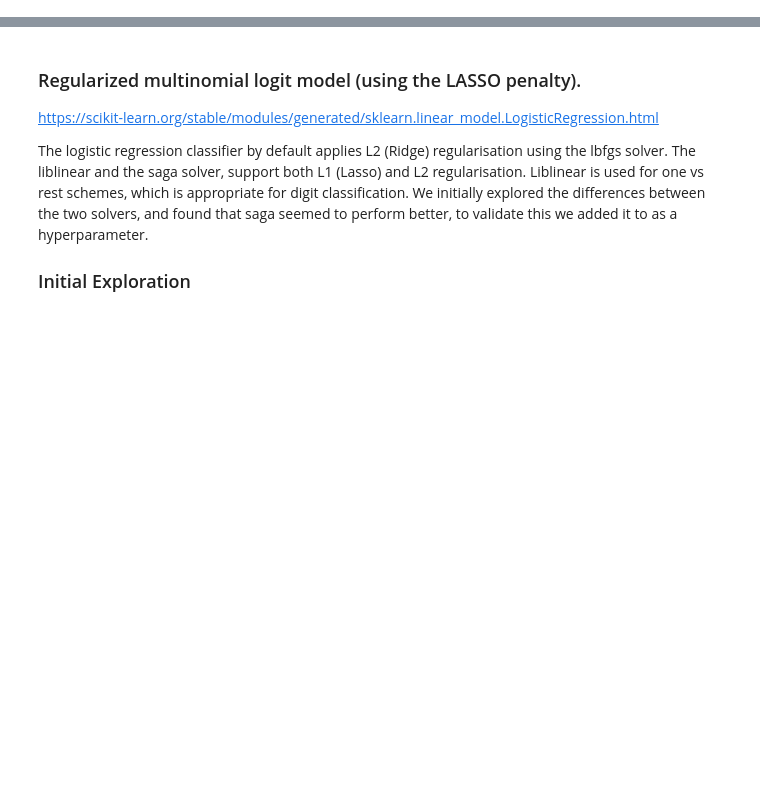
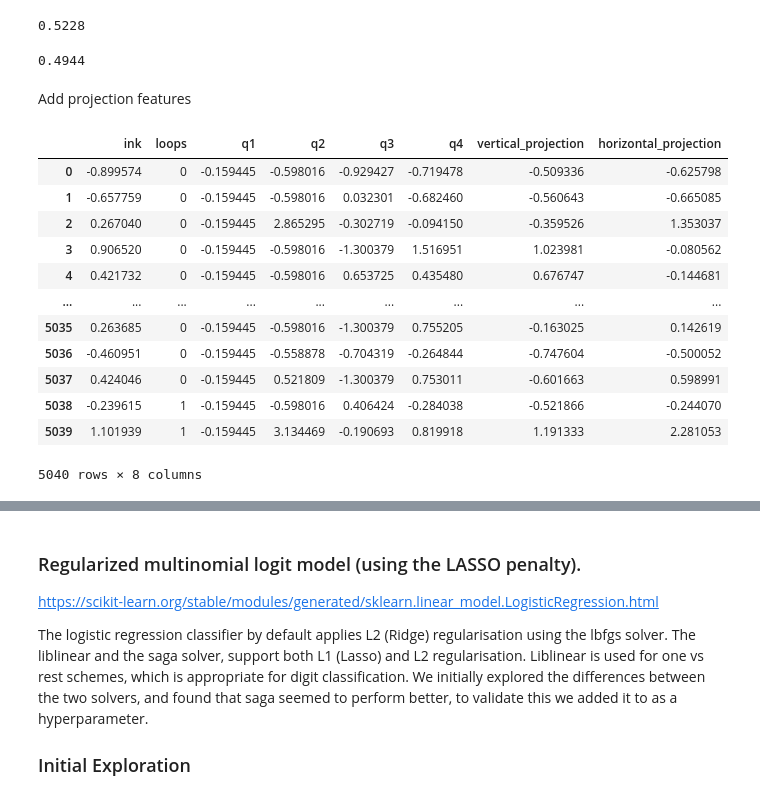
Before and after one commit to efraimdahl/DigitRecognition, a Jupyter notebook: LogitVsSVM.ipynb, the cells around one changed output, grey strips where cells are left out. Cells and saved outputs as stored; diff of their text form; code cells hidden in the pictures; blank space fills up the shorter version.

Commit message:
Add projections feature

```diff
--- a/LogitVsSVM.ipynb
+++ b/LogitVsSVM.ipynb
@@ -23,0 +104,16 @@ len(x_test)
+# %%
+def count_loops_with_blobs(flat_image):
+    image_2d = flat_image.reshape((28, 28)).astype(np.uint8)
+    detector = cv2.SimpleBlobDetector_create()
+
+    # Detect blobs in the image
+    keypoints = detector.detect(image_2d)
+    return len(keypoints)
+
+
+scaler = StandardScaler()
+custom_train = pd.DataFrame(data={'ink':np.array([sum(row) for row in x_train]), 'loops':[count_loops_with_blobs(x) for x in x_train]})
+custom_train['ink'] = scaler.fit_transform(np.array(custom_train['ink']).reshape(-1, 1))
+
+custom_test =  pd.DataFrame(data={'ink':np.array([sum(row) for row in x_test]), 'loops':[count_loops_with_blobs(x) for x in x_test]})
+custom_test['ink'] = scaler.transform(np.array(custom_test['ink']).reshape(-1, 1))
@@ -23,0 +175,57 @@ len(x_test)
+# %%
+# Support Vecator Machine performance
+svm = SVC().fit(custom_train, y_train)
+svm_loops_qs = svm.score(custom_test, y_test).round(4)
+svm_loops_qs
+# %% [output]
+0.5228
+# %%
+# Logistic Regression performance
+logreg = LogisticRegression().fit(custom_train, y_train)
+logreg_loops_qs = logreg.score(custom_test, y_test).round(4)
+logreg_loops_qs
+# %% [output]
+0.4944
+# %% [markdown]
+Add projection features
+# %%
+def projection_features(digits, direction='vertical'):
+    projections = []
+    center = 14  # The center of the 28x28 image
+    for d in digits:
+        d = d.reshape((28, 28))
+        if direction == 'vertical':
+            weights = np.abs(np.arange(28) - center)
+            projection = (d * weights[:, None]).sum()
+        else:  # horizontal
+            weights = np.abs(np.arange(28) - center)
+            projection = (d * weights[None, :]).sum()
+        projections.append(projection)
+    return pd.DataFrame(data={f'{direction}_projection': projections})
+
+# Add the new features to the training and testing sets
+custom_train = custom_train.join(projection_features(x_train, 'vertical'))
+custom_train = custom_train.join(projection_features(x_train, 'horizontal'))
+custom_test = custom_test.join(projection_features(x_test, 'vertical'))
+custom_test = custom_test.join(projection_features(x_test, 'horizontal'))
+
+# Scale the new features
+scaler = StandardScaler()
+custom_train[['vertical_projection', 'horizontal_projection']] = scaler.fit_transform(custom_train[['vertical_projection', 'horizontal_projection']])
+custom_test[['vertical_projection', 'horizontal_projection']] = scaler.transform(custom_test[['vertical_projection', 'horizontal_projection']])
+# %%
+custom_train
+# %% [output]
+|  | ink | loops | q1 | q2 | q3 | q4 | vertical_projection | horizontal_projection |
+| 0 | -0.899574 | 0 | -0.159445 | -0.598016 | -0.929427 | -0.719478 | -0.509336 | -0.625798 |
+| 1 | -0.657759 | 0 | -0.159445 | -0.598016 | 0.032301 | -0.682460 | -0.560643 | -0.665085 |
+| 2 | 0.267040 | 0 | -0.159445 | 2.865295 | -0.302719 | -0.094150 | -0.359526 | 1.353037 |
+| 3 | 0.906520 | 0 | -0.159445 | -0.598016 | -1.300379 | 1.516951 | 1.023981 | -0.080562 |
+| 4 | 0.421732 | 0 | -0.159445 | -0.598016 | 0.653725 | 0.435480 | 0.676747 | -0.144681 |
+| ... | ... | ... | ... | ... | ... | ... | ... | ... |
+| 5035 | 0.263685 | 0 | -0.159445 | -0.598016 | -1.300379 | 0.755205 | -0.163025 | 0.142619 |
+| 5036 | -0.460951 | 0 | -0.159445 | -0.558878 | -0.704319 | -0.264844 | -0.747604 | -0.500052 |
+| 5037 | 0.424046 | 0 | -0.159445 | 0.521809 | -1.300379 | 0.753011 | -0.601663 | 0.598991 |
+| 5038 | -0.239615 | 1 | -0.159445 | -0.598016 | 0.406424 | -0.284038 | -0.521866 | -0.244070 |
+| 5039 | 1.101939 | 1 | -0.159445 | 3.134469 | -0.190693 | 0.819918 | 1.191333 | 2.281053 |
+5040 rows × 8 columns
```
Also changed, not shown: parts of 22 cells of this notebook.
